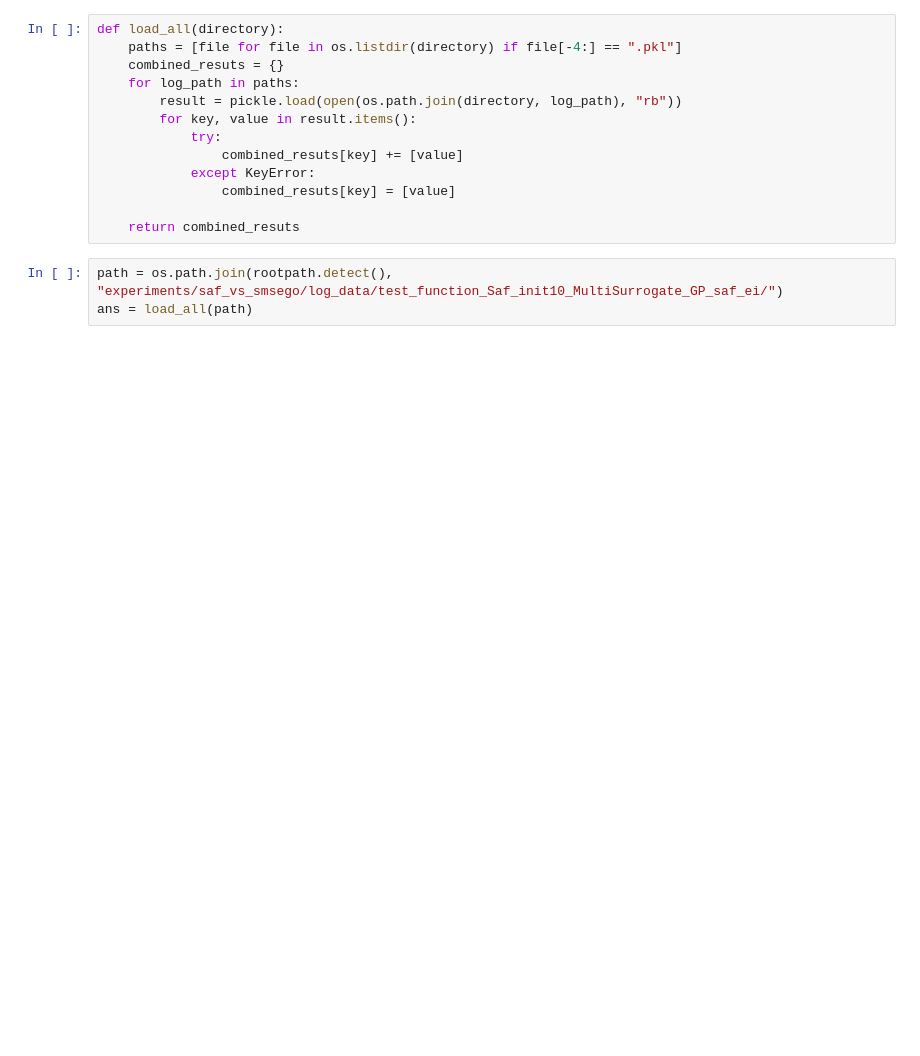
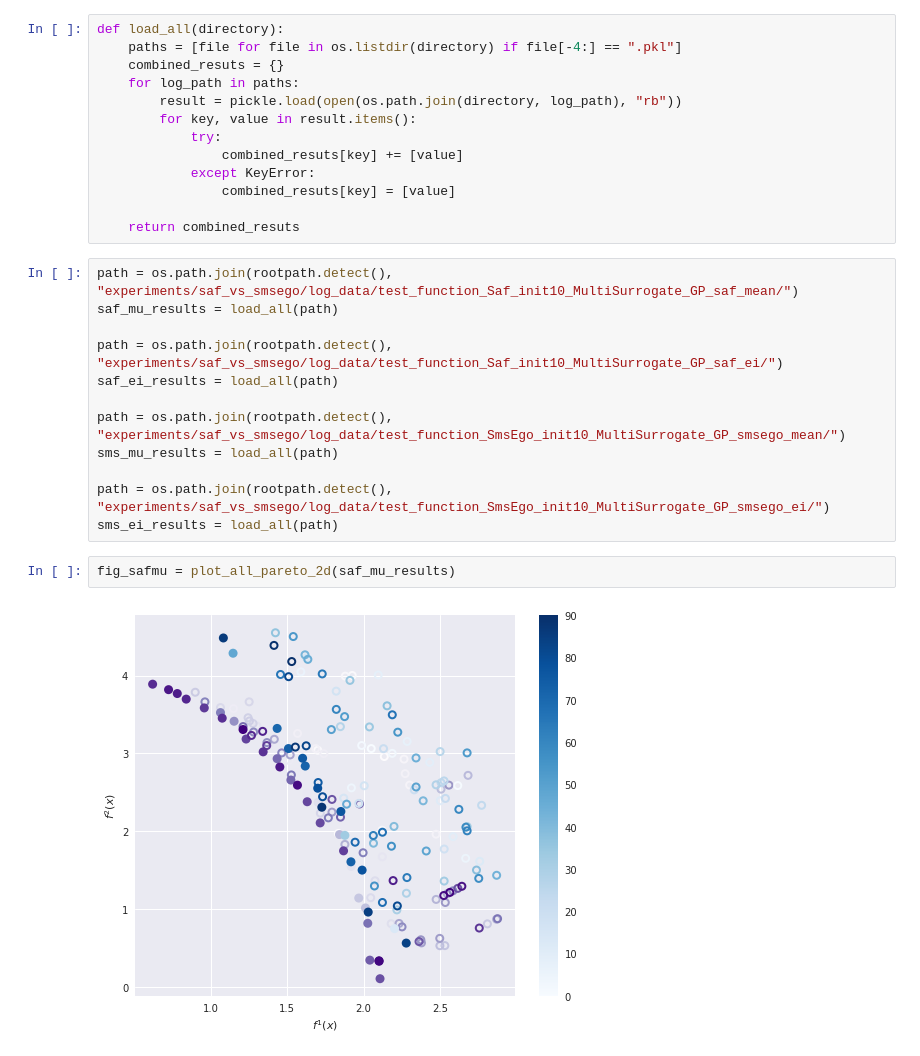
Before and after one commit to FinleyGibson/SAF_EMO, a Jupyter notebook: analytics/analysis/basic_load_model.ipynb, the cells around one changed output. Saved outputs shown, nothing was run; the diff lists cells and outputs as text; blank space fills up the shorter version.

```diff
--- a/analytics/analysis/basic_load_model.ipynb
+++ b/analytics/analysis/basic_load_model.ipynb
@@ -24,6 +24,19 @@ def load_all(directory):
                 combined_resuts[key] = [value]
 
     return combined_resuts
-# %%
-path = os.path.join(rootpath.detect(), "experiments/saf_vs_smsego/log_data/test_function_Saf_init10_MultiSurrogate_GP_saf_ei/")
-ans = load_all(path)
+# %%
+path = os.path.join(rootpath.detect(), "experiments/saf_vs_smsego/log_data/test_function_Saf_init10_MultiSurrogate_GP_saf_mean/")
+saf_mu_results = load_all(path)
+
+path = os.path.join(rootpath.detect(), "experiments/saf_vs_smsego/log_data/test_function_Saf_init10_MultiSurrogate_GP_saf_ei/")
+saf_ei_results = load_all(path)
+
+path = os.path.join(rootpath.detect(), "experiments/saf_vs_smsego/log_data/test_function_SmsEgo_init10_MultiSurrogate_GP_smsego_mean/")
+sms_mu_results = load_all(path)
+
+path = os.path.join(rootpath.detect(), "experiments/saf_vs_smsego/log_data/test_function_SmsEgo_init10_MultiSurrogate_GP_smsego_ei/")
+sms_ei_results = load_all(path)
+# %%
+fig_safmu = plot_all_pareto_2d(saf_mu_results)
+# %% [output]
+[figure, added]
```
Also changed, not shown: parts of 15 cells of this notebook, 3 other files.
